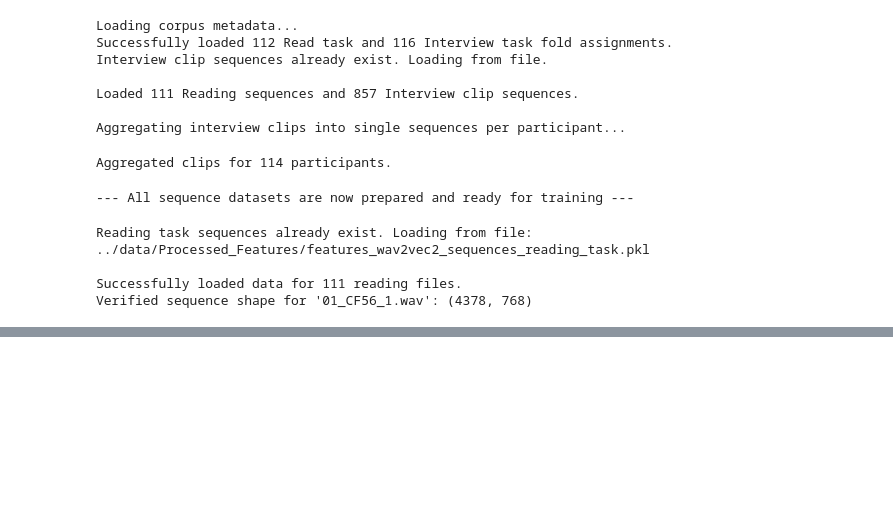
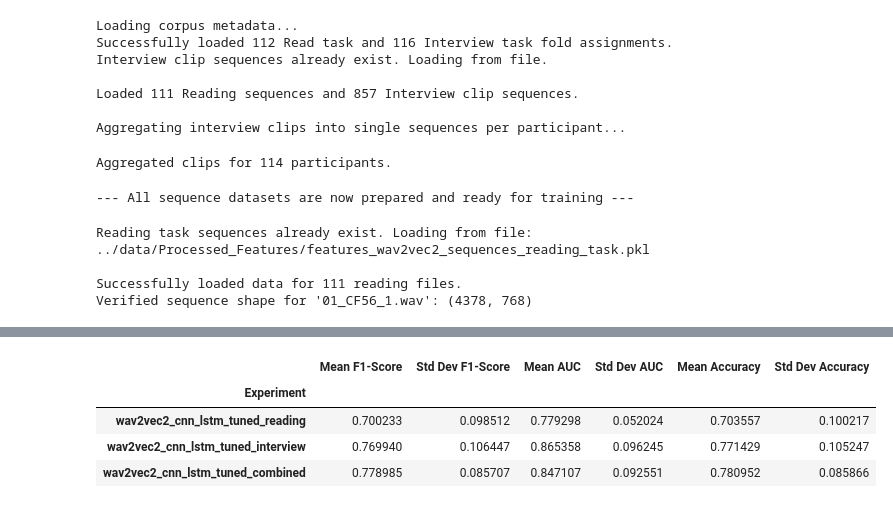
Before and after one commit to ayushpradhan-dev/robust-speech-analysis-framework, a Jupyter notebook: notebooks/04_cnn_lstm_experiment.ipynb, the cells around one changed output, grey strips where cells are left out. Saved outputs shown, nothing was run; the diff lists cells and outputs as text; code cells hidden in the pictures; blank space fills up the shorter version.

```diff
--- a/notebooks/04_cnn_lstm_experiment.ipynb
+++ b/notebooks/04_cnn_lstm_experiment.ipynb
@@ -564,0 +368,38 @@ Results saved to ../data/Processed_Features/results_wav2vec2_cnn_lstm_tuned_comb
+# %%
+# Load all experiment results into one dictionary
+
+# Load the SVM results you generated in notebook 03
+SVM_RESULTS_PATH = '../data/Processed_Features/all_svm_results.pkl'
+if os.path.exists(SVM_RESULTS_PATH):
+    with open(SVM_RESULTS_PATH, 'rb') as f:
+        all_results = pickle.load(f)
+else:
+    print("Warning: SVM results file not found. Final comparison will only show DL models.")
+    all_results = {}
+
+# The 'tuned_dl_results' dictionary already exists in this notebook's memory
+# from the previous cell. Add contents to master dictionary.
+all_results.update(tuned_dl_results)
+
+print(f"Successfully loaded a total of {len(all_results)} experiment results for final comparison.")
+
+# Create and Display Summary Table
+final_summary_data = []
+for experiment_name, data in all_results.items():
+    results_df = data['results_df']
+    final_summary_data.append({
+        'Experiment': experiment_name,
+        'Mean F1-Score': results_df['f1_score'].mean(),
+        'Std Dev F1-Score': results_df['f1_score'].std(),
+        'Mean AUC': results_df['auc'].mean(),
+        'Std Dev AUC': results_df['auc'].std(),
+        'Mean Accuracy': results_df['accuracy'].mean(),
+        'Std Dev Accuracy': results_df['accuracy'].std()
+    })
+
+final_summary_df = pd.DataFrame(final_summary_data).set_index('Experiment')
+
+print("\n--- Final Comprehensive Results Summary ---")
+display(final_summary_df.style.background_gradient(cmap='viridis', subset=[c for c in final_summary_df.columns if 'Mean' in c], axis=0)
+                          .background_gradient(cmap='viridis_r', subset=[c for c in final_summary_df.columns if 'Std Dev' in c], axis=0))
+# %% [output]
@@ -564,0 +410,5 @@ Results saved to ../data/Processed_Features/results_wav2vec2_cnn_lstm_tuned_comb
+|  | Mean F1-Score | Std Dev F1-Score | Mean AUC | Std Dev AUC | Mean Accuracy | Std Dev Accuracy |
+| Experiment |  |  |  |  |  |  |
+| wav2vec2_cnn_lstm_tuned_reading | 0.700233 | 0.098512 | 0.779298 | 0.052024 | 0.703557 | 0.100217 |
+| wav2vec2_cnn_lstm_tuned_interview | 0.769940 | 0.106447 | 0.865358 | 0.096245 | 0.771429 | 0.105247 |
+| wav2vec2_cnn_lstm_tuned_combined | 0.778985 | 0.085707 | 0.847107 | 0.092551 | 0.780952 | 0.085866 |
```
Also changed, not shown: parts of 9 cells of this notebook, 4 other files.
